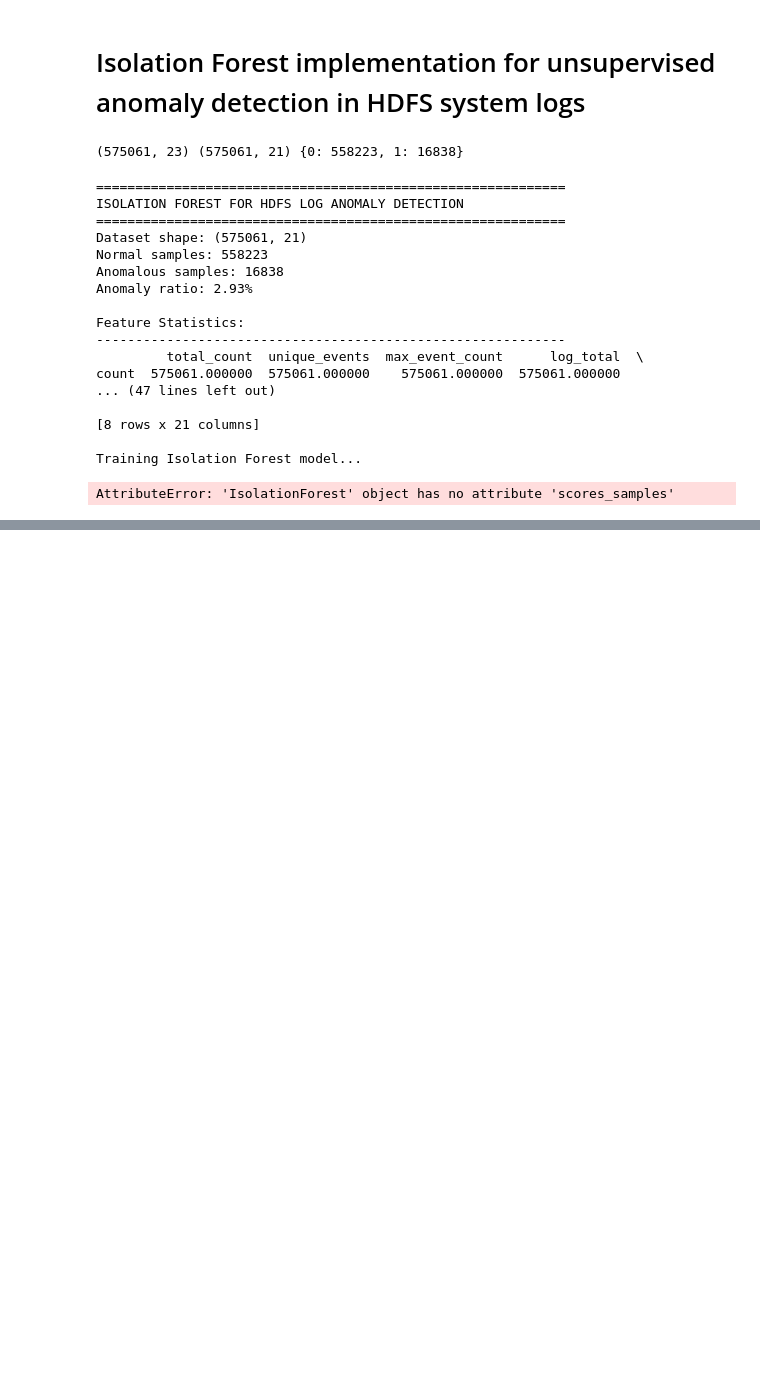
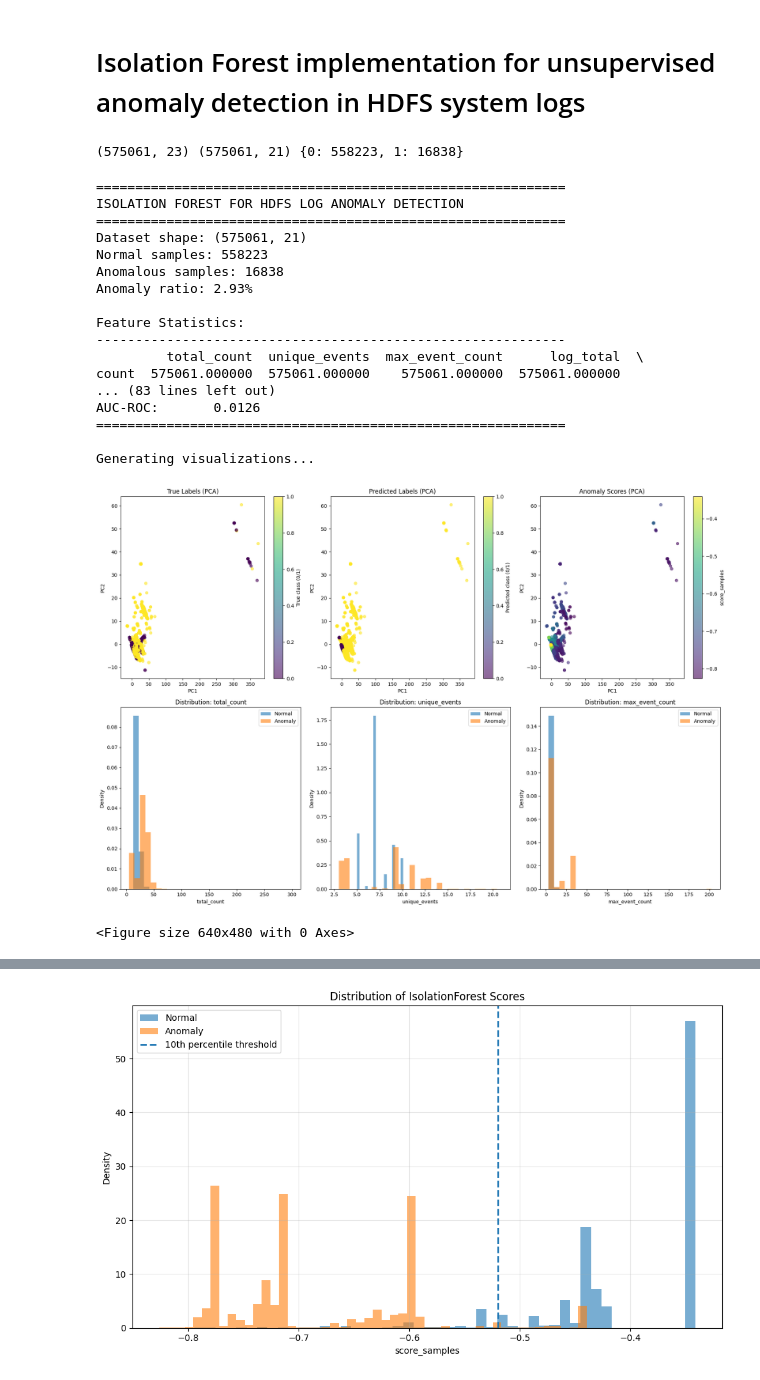
Before and after one commit to ayasqualli/Statistical-Probabilistic-Analysis-of-HDFS-System-Logs-for-Anomaly-Detection, a Jupyter notebook: isolation_forest.ipynb, the cells around one changed output, grey strips where cells are left out. Drawn from its saved outputs; the diff is of its cells as text; code cells hidden in the pictures; blank space fills up the shorter version.

```diff
--- a/isolation_forest.ipynb
+++ b/isolation_forest.ipynb
@@ -344,7 +309,7 @@ def main():
     print("="*60)
 
     X = df_feat[feat_cols].astype(float)
-    y_true = df_feat["y"].astype(int)   # only for evaluation
+    y_true = df_feat["y"].astype(int)
 
     print(f"Dataset shape: {X.shape}")
     print(f"Normal samples: {sum(y_true == 0)}")
@@ -370,7 +335,7 @@ def main():
 
     # Evaluate performance
     print("\nEvaluating model performance...")
-    metrics = evaluate_performance(y_true, y_pred, anomaly_scores)
+    metrics = iso_forest.evaluate_performance(y_true, y_pred, anomaly_scores)
 
     # Create visualizations
     print("\nGenerating visualizations...")
@@ -379,35 +344,36 @@ def main():
     print("\nVisualizations saved to 'figures/' directory:")
     print("  - isolation_forest_results.png")
     print("  - isolation_forest_confusion_matrix.png")
     print("  - isolation_forest_roc_curve.png")
     print("  - isolation_forest_score_distribution.png")
     print("  - isolation_forest_feature_analysis.png")
 
     print("\n" + "="*60)
     print("ANALYSIS COMPLETE")
     print("="*60 + "\n")
 
     return iso_forest, metrics
 
 
 if __name__ == "__main__":
     model, metrics = main()
 # %% [output]
 ============================================================
 ISOLATION FOREST FOR HDFS LOG ANOMALY DETECTION
 ============================================================
 Dataset shape: (575061, 21)
 Normal samples: 558223
 Anomalous samples: 16838
 Anomaly ratio: 2.93%
 
 Feature Statistics:
 ------------------------------------------------------------
          total_count  unique_events  max_event_count      log_total  \
 count  575061.000000  575061.000000    575061.000000  575061.000000
-... (47 lines left out)
+... (83 lines left out)
+AUC-ROC:       0.0126
+============================================================
 
-[8 rows x 21 columns]
-
-Training Isolation Forest model...
+Generating visualizations...
+[figure, added]
-AttributeError: 'IsolationForest' object has no attribute 'scores_samples'
+<Figure size 640x480 with 0 Axes>
@@ -413,0 +382 @@ AttributeError: 'IsolationForest' object has no attribute 'scores_samples'
+[figure, added]
```
Also changed, not shown: parts of 7 cells of this notebook, 1 other file.
